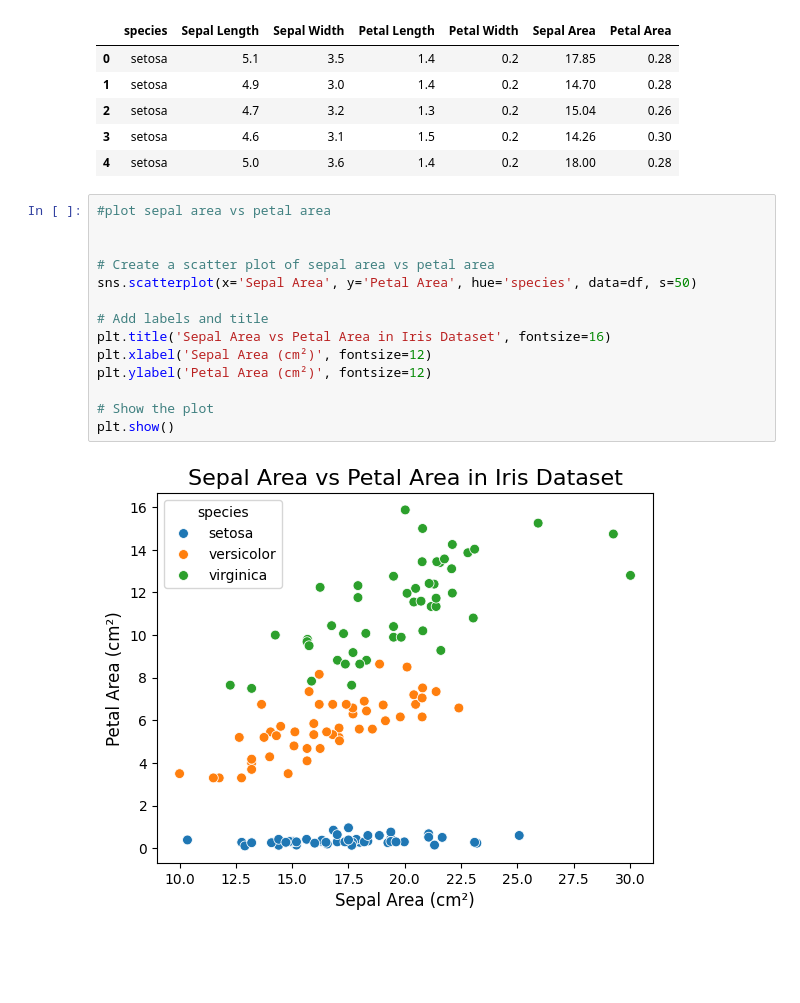
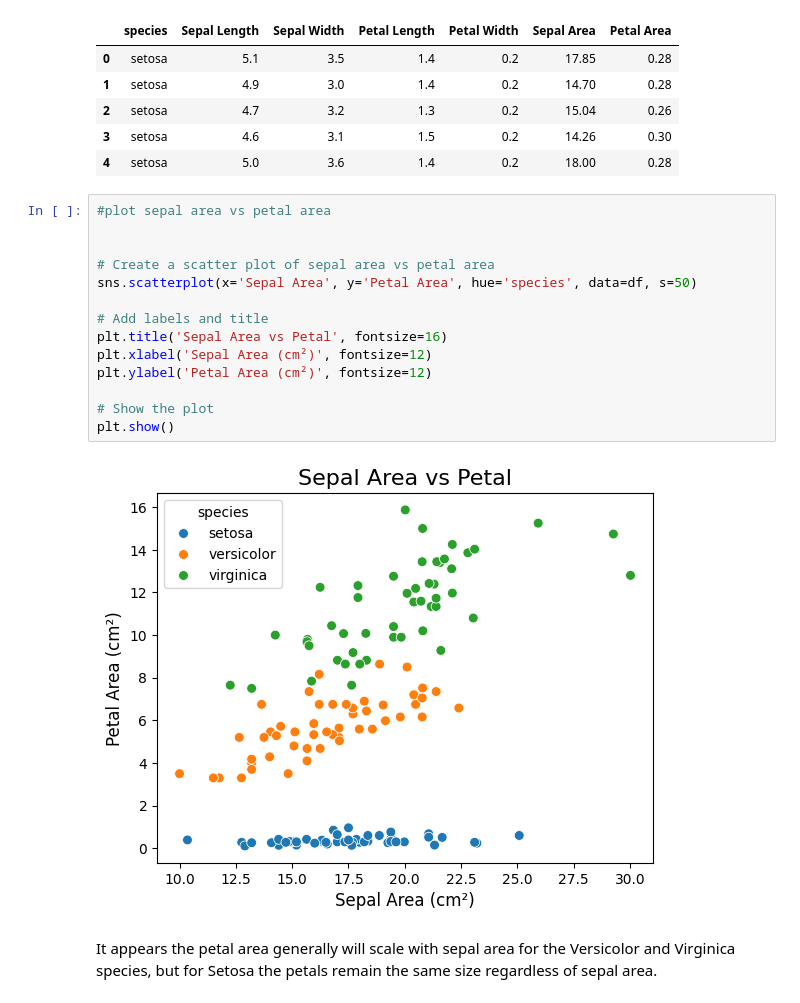
Before and after one commit to GarrettBeaver/datafun-04-jupyter, a Jupyter notebook: garrett_eda.ipynb, the cells around one changed output. Drawn from its saved outputs; the diff is of its cells as text; blank space fills up the shorter version.

```diff
--- a/garrett_eda.ipynb
+++ b/garrett_eda.ipynb
@@ -223,16 +242,18 @@ df.head()
 # %%
 #plot sepal area vs petal area
 
 
 # Create a scatter plot of sepal area vs petal area
 sns.scatterplot(x='Sepal Area', y='Petal Area', hue='species', data=df, s=50)
 
 # Add labels and title
-plt.title('Sepal Area vs Petal Area in Iris Dataset', fontsize=16)
+plt.title('Sepal Area vs Petal', fontsize=16)
 plt.xlabel('Sepal Area (cm²)', fontsize=12)
 plt.ylabel('Petal Area (cm²)', fontsize=12)
 
 # Show the plot
 plt.show()
 # %% [output]
-[figure, old version]
+[figure, new version]
+# %% [markdown]
+It appears the petal area generally will scale with sepal area for the Versicolor and Virginica species, but for Setosa the petals remain the same size regardless of sepal area.
```
Also changed, not shown: parts of 20 cells of this notebook, 1 other file.
